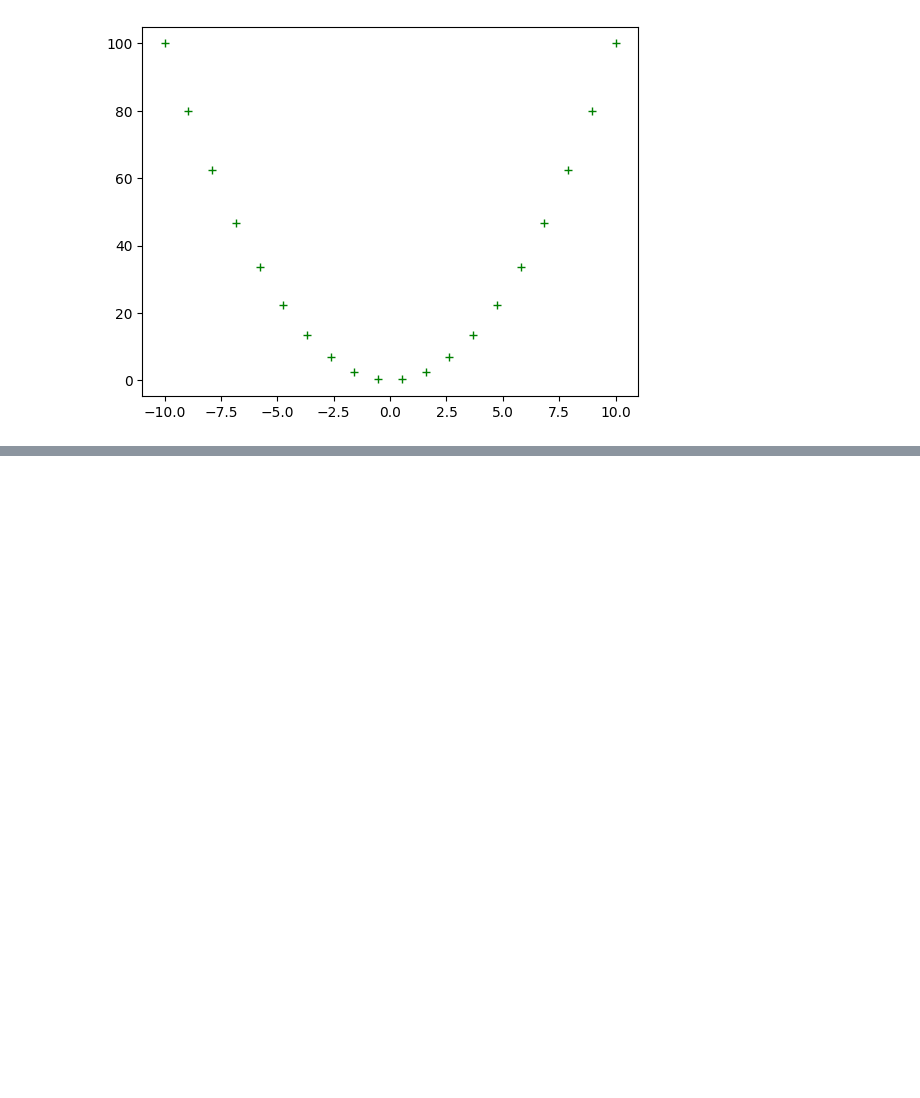
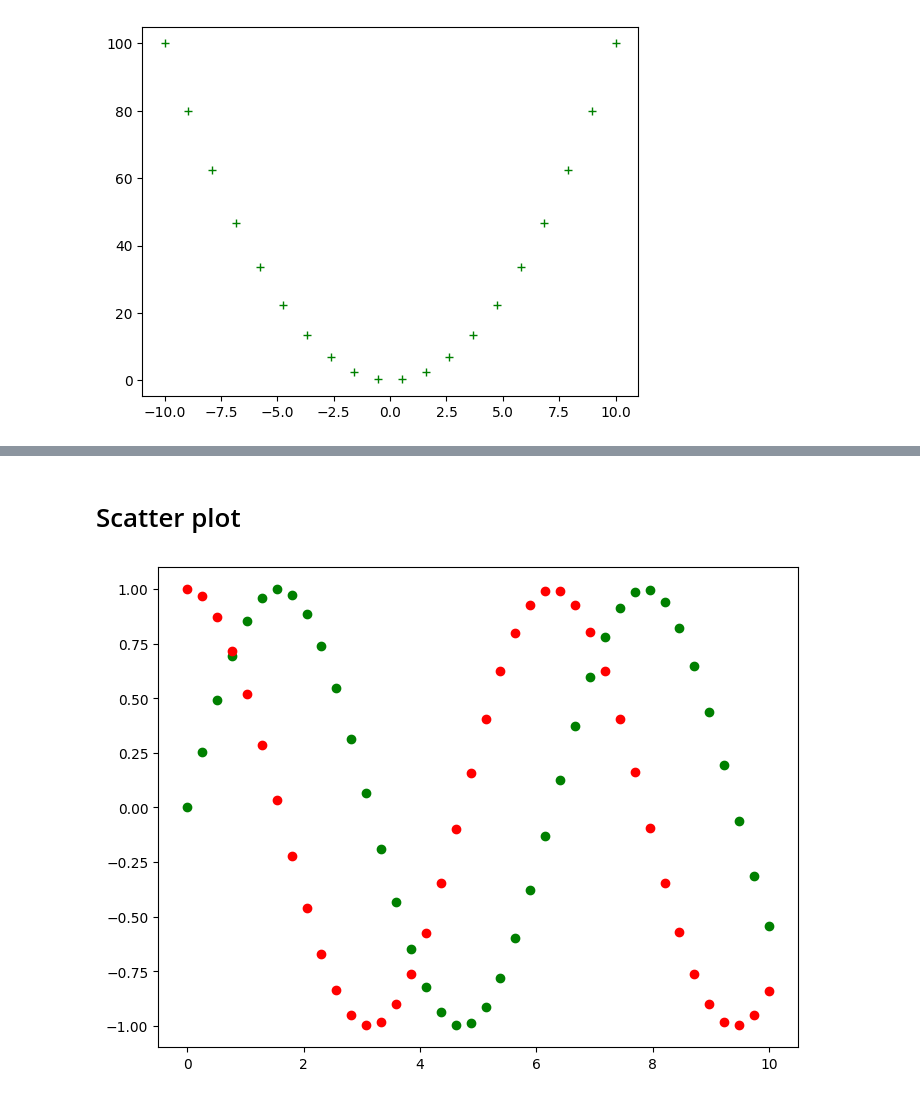
Before and after one commit to ashutoshgithubs/Machine-Learning, a Jupyter notebook: Matplotlib.ipynb, the cells around one changed output, grey strips where cells are left out. Cells and saved outputs as stored; diff of their text form; code cells hidden in the pictures; blank space fills up the shorter version.

```diff
--- a/Matplotlib.ipynb
+++ b/Matplotlib.ipynb
@@ -43,0 +76,14 @@ plt.show()
+# %% [markdown]
+# Scatter plot
+# %%
+x = np.linspace(0,10,40)
+y = np.sin(x)
+z = np.cos(x)
+
+fig2 = plt.figure()
+ax = fig2.add_axes([0,0,1,1])
+ax.scatter(x,y,color='g')
+ax.scatter(x,z,color='r')
+plt.show()
+# %% [output]
+[figure, added]
```
Also changed, not shown: parts of 7 cells of this notebook.
